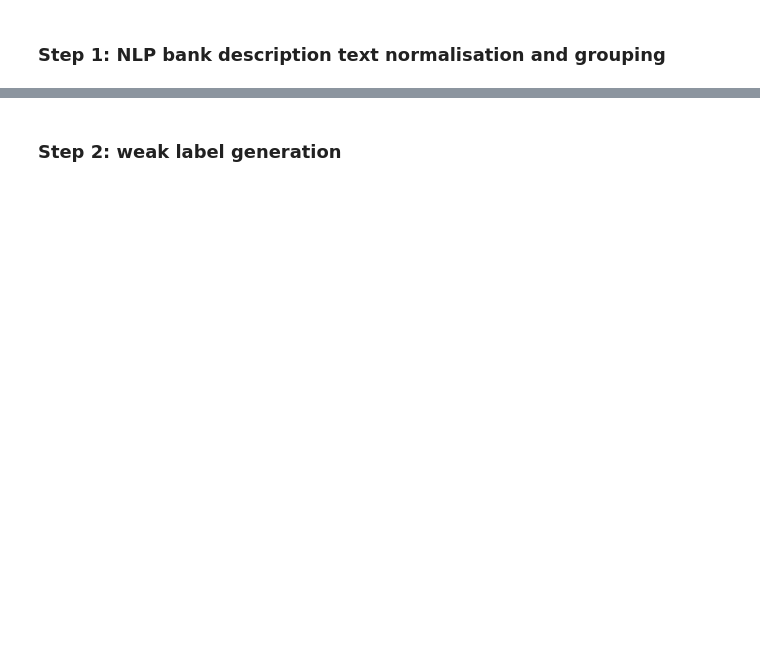
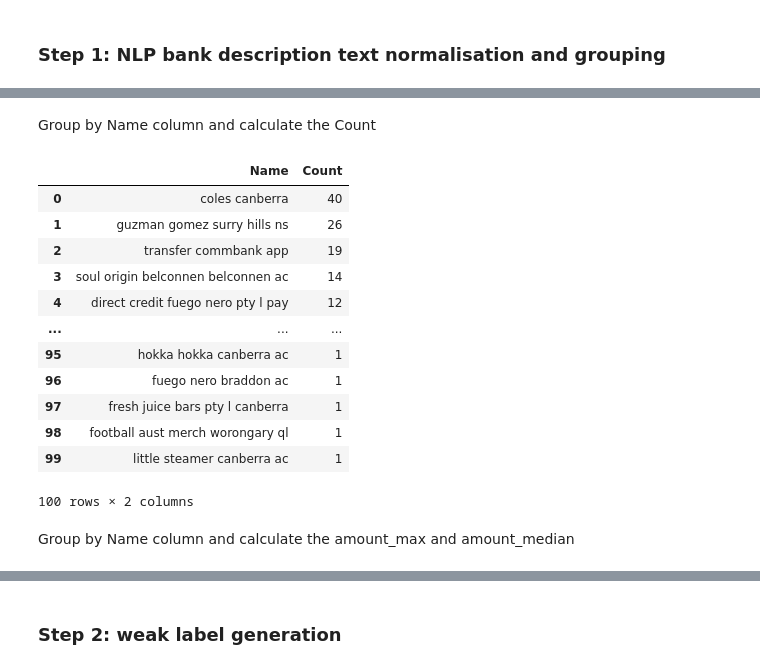
Before and after one commit to Gundalai-Batkhuu/homeBudget, a Jupyter notebook: src/classifier/transaction_classifier.ipynb, the cells around one changed output, grey strips where cells are left out. Drawn from its saved outputs; the diff is of its cells as text; code cells hidden in the pictures; blank space fills up the shorter version.

```diff
--- a/src/classifier/transaction_classifier.ipynb
+++ b/src/classifier/transaction_classifier.ipynb
@@ -45,11 +94,32 @@ description
+# %% [markdown]
+Group by Name column and calculate the Count
 # %%
 # grouping
 # convert Series to Dataframe
 dsc_df = description.to_frame()
 dsc_df.columns = ['Name']
 
 # groupby name
-dsc_group_df = dsc_df.groupby(['Name']).size().to_frame()
-dsc_group_df.columns = ['Count']
+dsc_group_df = dsc_df.groupby(['Name']).size().to_frame().reset_index()
+dsc_group_df.columns = ['Name', 'Count']
 dsc_group_df = dsc_group_df.sort_values('Count', ascending=False)
+dsc_group_df.reset_index(drop=True, inplace=True)
+
+
 dsc_group_df
+# %% [output]
+|  | Name | Count |
+| 0 | coles canberra | 40 |
+| 1 | guzman gomez surry hills ns | 26 |
+| 2 | transfer commbank app | 19 |
+| 3 | soul origin belconnen belconnen ac | 14 |
+| 4 | direct credit fuego nero pty l pay | 12 |
+| ... | ... | ... |
+| 95 | hokka hokka canberra ac | 1 |
+| 96 | fuego nero braddon ac | 1 |
+| 97 | fresh juice bars pty l canberra | 1 |
+| 98 | football aust merch worongary ql | 1 |
+| 99 | little steamer canberra ac | 1 |
+100 rows × 2 columns
+# %% [markdown]
+Group by Name column and calculate the amount_max and amount_median
```
Also changed, not shown: parts of 9 cells of this notebook, 1 other file.
